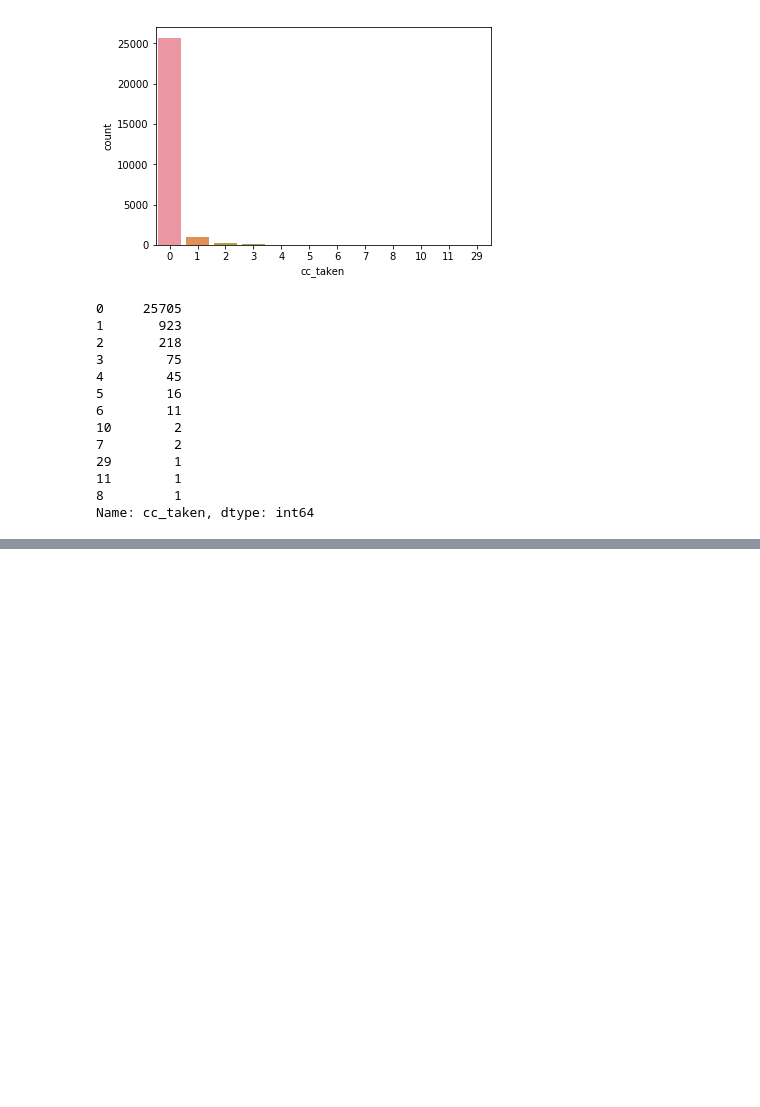
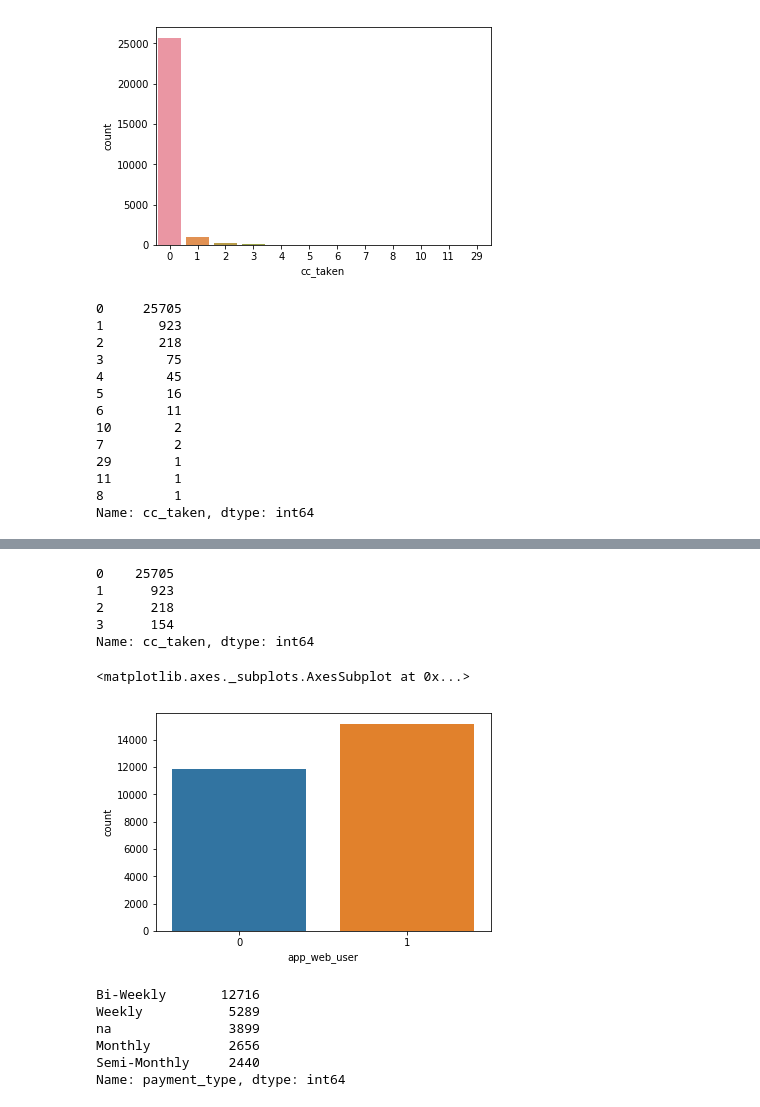
Before and after one commit to innovator-arjun/Minimizing-Churn-Rate--Financial-Habits, a Jupyter notebook: Minimizing Churn Rate.ipynb, the cells around one changed output, grey strips where cells are left out. Saved outputs shown, nothing was run; the diff lists cells and outputs as text; code cells hidden in the pictures; blank space fills up the shorter version.

```diff
--- a/Minimizing Churn Rate.ipynb
+++ b/Minimizing Churn Rate.ipynb
@@ -118,3 +131,5 @@ data_machine_churn.cc_taken.value_counts()
 11        1
 8         1
 Name: cc_taken, dtype: int64
+# %%
+data_machine_churn.cc_taken[data_machine_churn.cc_taken>=3]=3
@@ -120,0 +149,23 @@ Name: cc_taken, dtype: int64
+# %%
+data_machine_churn.cc_taken.value_counts()
+# %% [output]
+0    25705
+1      923
+2      218
+3      154
+Name: cc_taken, dtype: int64
+# %%
+
+sns.countplot(x='app_web_user', data=data_machine_churn)
+# %% [output]
+<matplotlib.axes._subplots.AxesSubplot at 0x...>
+[figure, added]
+# %%
+data_machine_churn.payment_type.value_counts()
+# %% [output]
+Bi-Weekly       12716
+Weekly           5289
+na               3899
+Monthly          2656
+Semi-Monthly     2440
+Name: payment_type, dtype: int64
```
Also changed, not shown: parts of 12 cells of this notebook.
